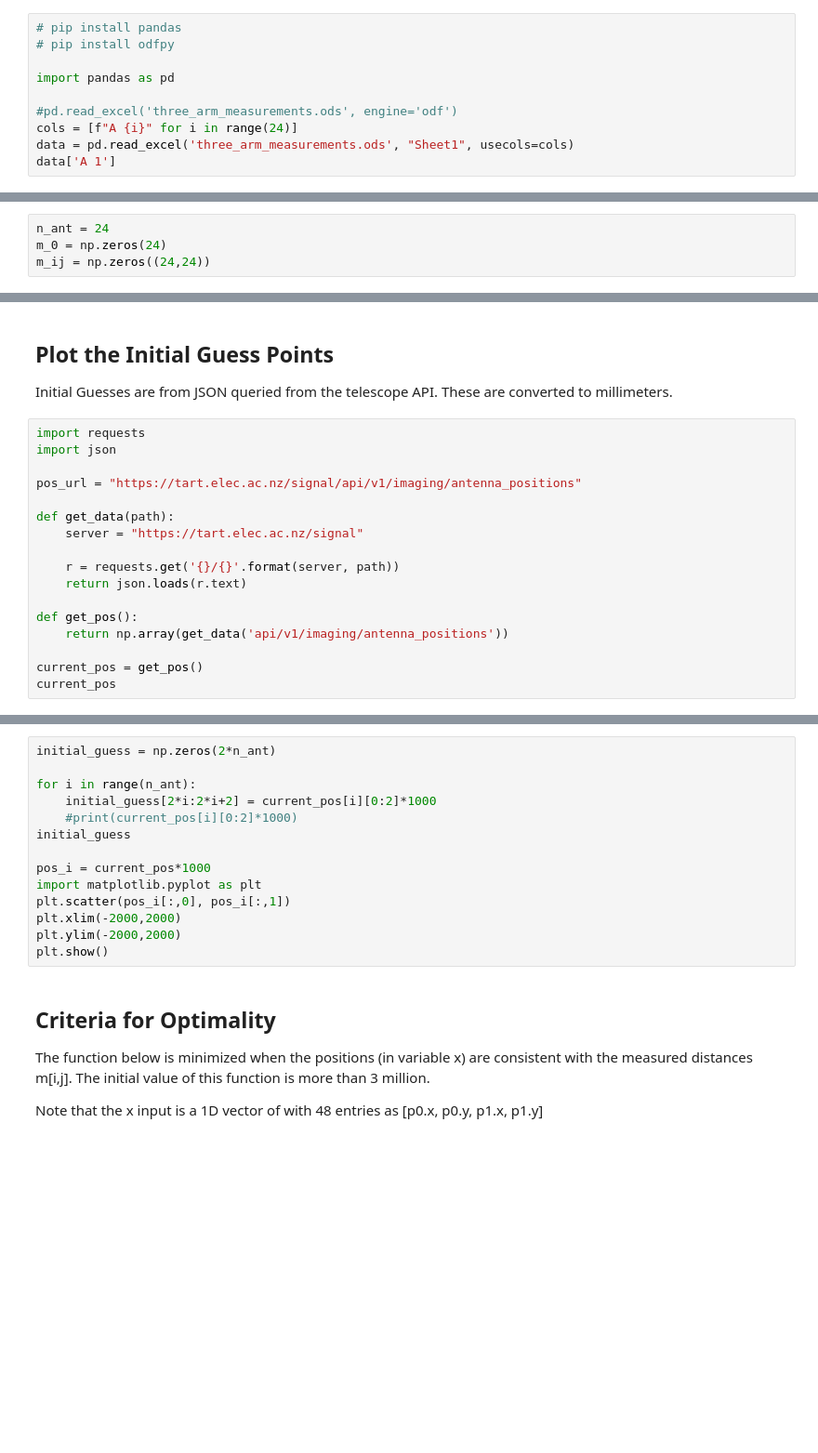
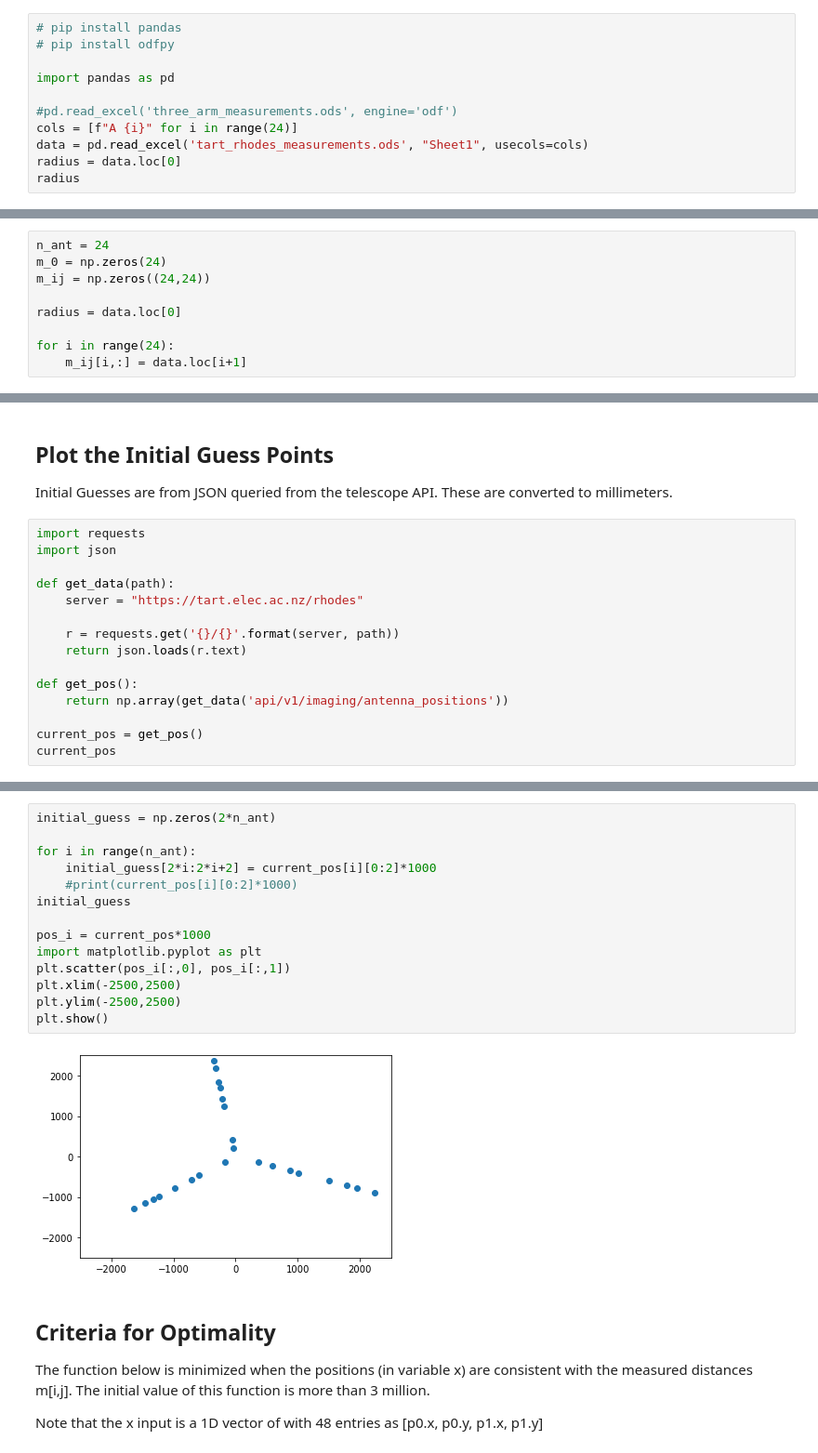
Before and after one commit to tmolteno/TART, a Jupyter notebook: doc/calibration/positions/three_arm_survey.ipynb, the cells around one changed output, grey strips where cells are left out. Shown at 93% size. Saved outputs shown, nothing was run; the diff lists cells and outputs as text; blank space fills up the shorter version.

```diff
--- a/doc/calibration/positions/three_arm_survey.ipynb
+++ b/doc/calibration/positions/three_arm_survey.ipynb
@@ -21,6 +21,7 @@ import pandas as pd
 
 #pd.read_excel('three_arm_measurements.ods', engine='odf')
 cols = [f"A {i}" for i in range(24)]
-data = pd.read_excel('three_arm_measurements.ods', "Sheet1", usecols=cols)
-data['A 1']
+data = pd.read_excel('tart_rhodes_measurements.ods', "Sheet1", usecols=cols)
+radius = data.loc[0]
+radius
 # %% [output]
@@ -49,5 +37,10 @@ This is done by measuring the distance from each antenna to x0 as well as each o
 n_ant = 24
 m_0 = np.zeros(24)
 m_ij = np.zeros((24,24))
+
+radius = data.loc[0]
+
+for i in range(24):
+    m_ij[i,:] = data.loc[i+1]
 # %% [markdown]
 The following are the measured distances from [x1, x0, x2] from the reference points in millimeters. Note that their order must be the same as the order of the variable called 'reference_points'. In this case, they are x1,x0,x2.
@@ -86,10 +92,8 @@ Initial Guesses are from JSON queried from the telescope API. These are converte
 import requests
 import json
 
-pos_url = "https://tart.elec.ac.nz/signal/api/v1/imaging/antenna_positions"
-
 def get_data(path):
-    server = "https://tart.elec.ac.nz/signal"
+    server = "https://tart.elec.ac.nz/rhodes"
 
     r = requests.get('{}/{}'.format(server, path))
     return json.loads(r.text)
@@ -102,17 +124,19 @@ current_pos
 # %%
 initial_guess = np.zeros(2*n_ant)
 
 for i in range(n_ant):
     initial_guess[2*i:2*i+2] = current_pos[i][0:2]*1000
     #print(current_pos[i][0:2]*1000)
 initial_guess
 
 pos_i = current_pos*1000
 import matplotlib.pyplot as plt
 plt.scatter(pos_i[:,0], pos_i[:,1])
-plt.xlim(-2000,2000)
-plt.ylim(-2000,2000)
+plt.xlim(-2500,2500)
+plt.ylim(-2500,2500)
 plt.show()
+# %% [output]
+[figure, added]
 # %% [markdown]
 ## Criteria for Optimality
 
```
Also changed, not shown: parts of 13 cells of this notebook.
